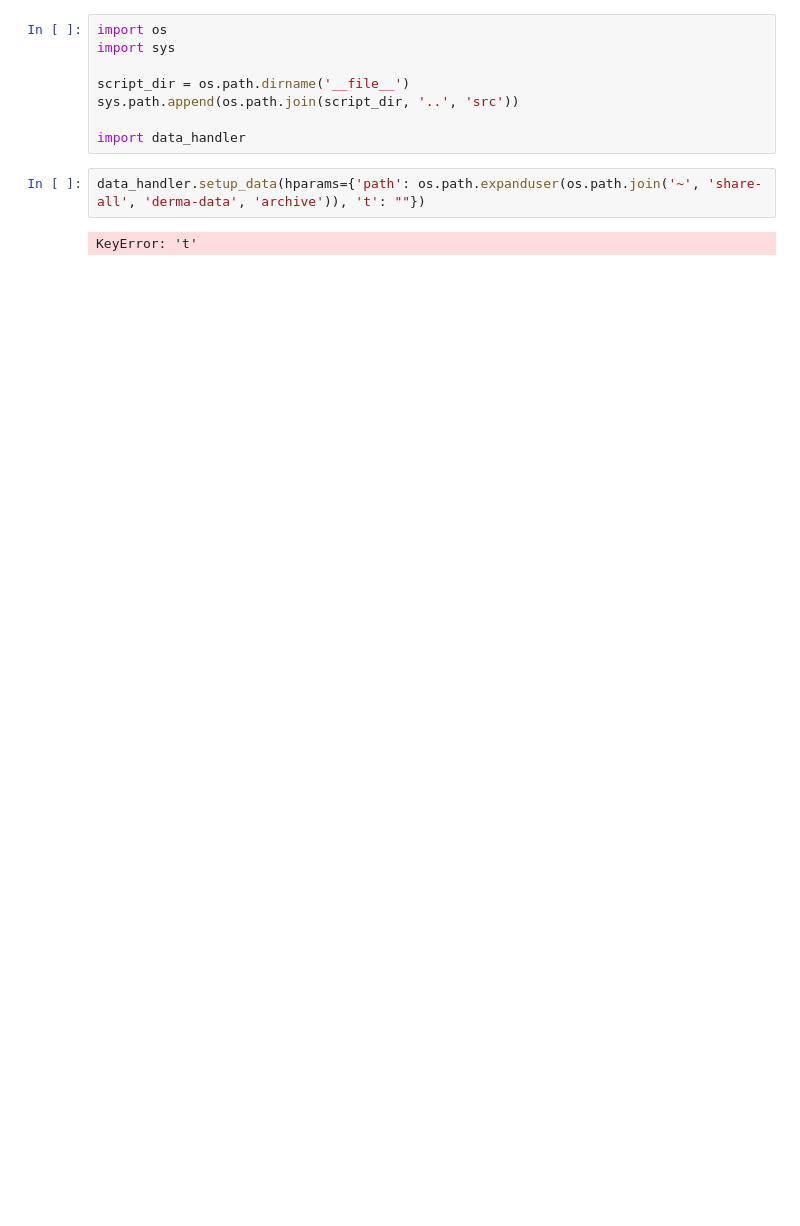
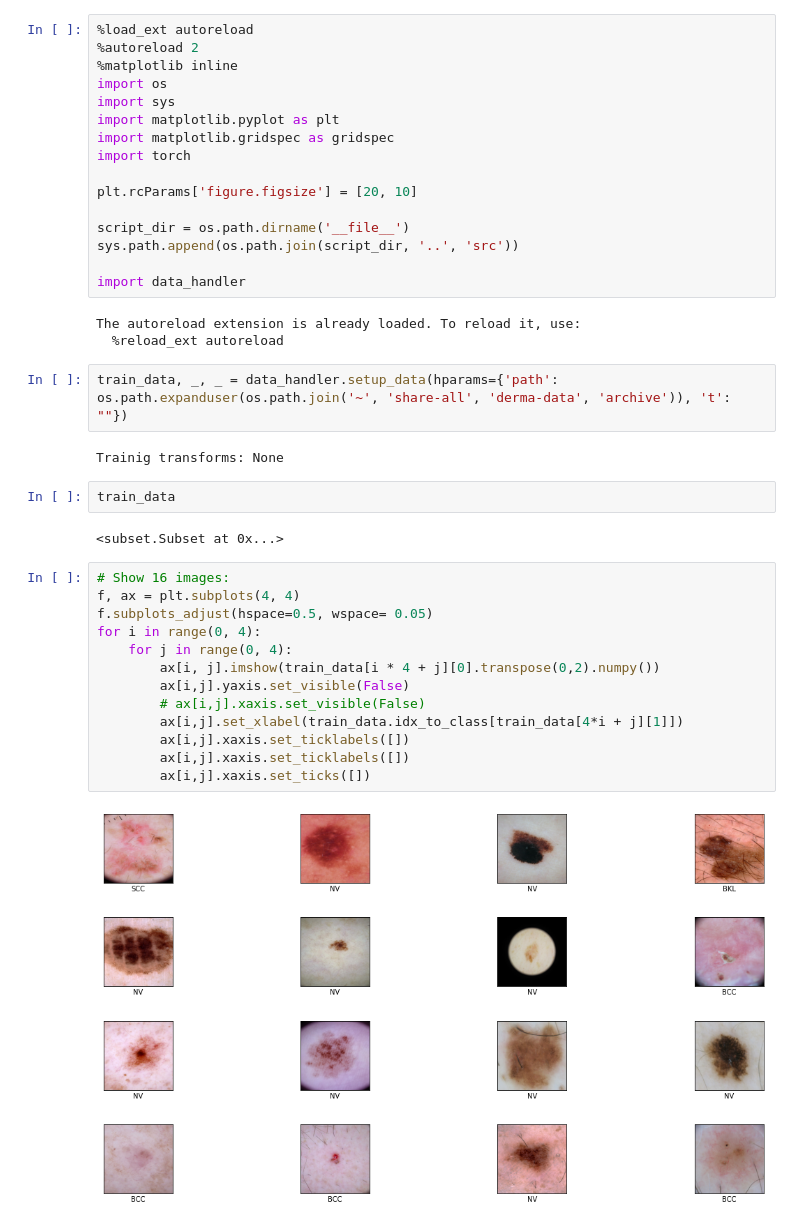
Before and after one commit to derma-ai/skin-lesion-dl, a Jupyter notebook: scripts/analyze_dataset.ipynb, the cells around one changed output. Saved outputs shown, nothing was run; the diff lists cells and outputs as text; blank space fills up the shorter version.

Commit message:
Add basic data analysis notebook base
Former-commit-id: 8684a611b0e588db71b1ba72dfdb20ff2512123f

```diff
--- a/scripts/analyze_dataset.ipynb
+++ b/scripts/analyze_dataset.ipynb
@@ -1,12 +1,42 @@
 # %%
+%load_ext autoreload
+%autoreload 2
+%matplotlib inline
 import os
 import sys
+import matplotlib.pyplot as plt
+import matplotlib.gridspec as gridspec
+import torch
+
+plt.rcParams['figure.figsize'] = [20, 10]
 
 script_dir = os.path.dirname('__file__')
 sys.path.append(os.path.join(script_dir, '..', 'src'))
 
 import data_handler
+# %% [output]
+The autoreload extension is already loaded. To reload it, use:
+  %reload_ext autoreload
 # %%
-data_handler.setup_data(hparams={'path': os.path.expanduser(os.path.join('~', 'share-all', 'derma-data', 'archive')), 't': ""})
+train_data, _, _ = data_handler.setup_data(hparams={'path': os.path.expanduser(os.path.join('~', 'share-all', 'derma-data', 'archive')), 't': ""})
 # %% [output]
-KeyError: 't'
+Trainig transforms: None
+# %%
+train_data
+# %% [output]
+<subset.Subset at 0x...>
+# %%
+# Show 16 images:
+f, ax = plt.subplots(4, 4)
+f.subplots_adjust(hspace=0.5, wspace= 0.05)
+for i in range(0, 4):
+    for j in range(0, 4):
+        ax[i, j].imshow(train_data[i * 4 + j][0].transpose(0,2).numpy())
+        ax[i,j].yaxis.set_visible(False)
+        # ax[i,j].xaxis.set_visible(False)
+        ax[i,j].set_xlabel(train_data.idx_to_class[train_data[4*i + j][1]])
+        ax[i,j].xaxis.set_ticklabels([])
+        ax[i,j].xaxis.set_ticklabels([])
+        ax[i,j].xaxis.set_ticks([])
+# %% [output]
+[figure, added]
```
Also changed, not shown: parts of 1 cell of this notebook.
